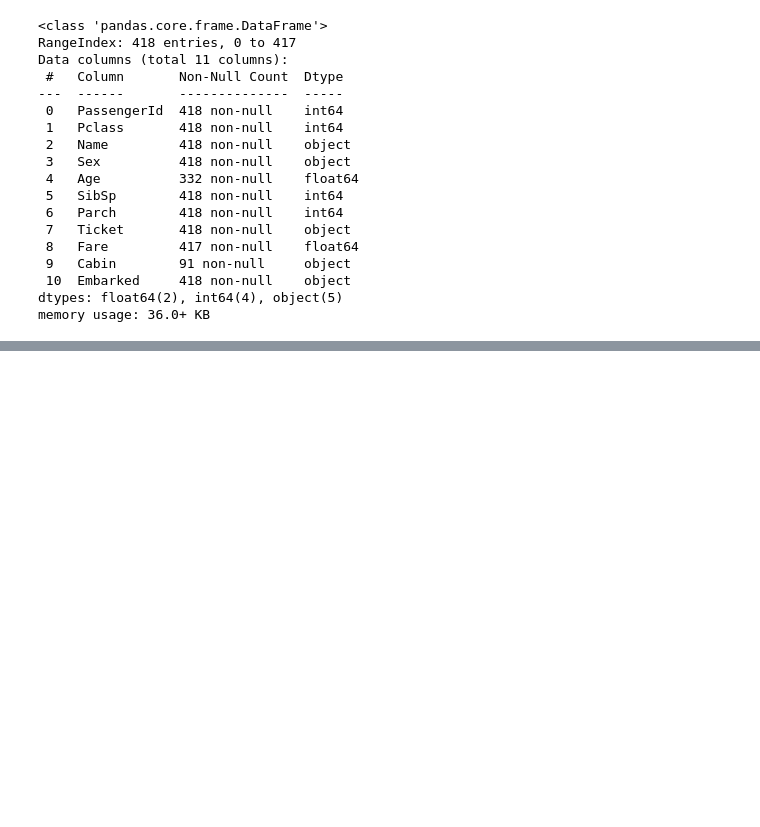
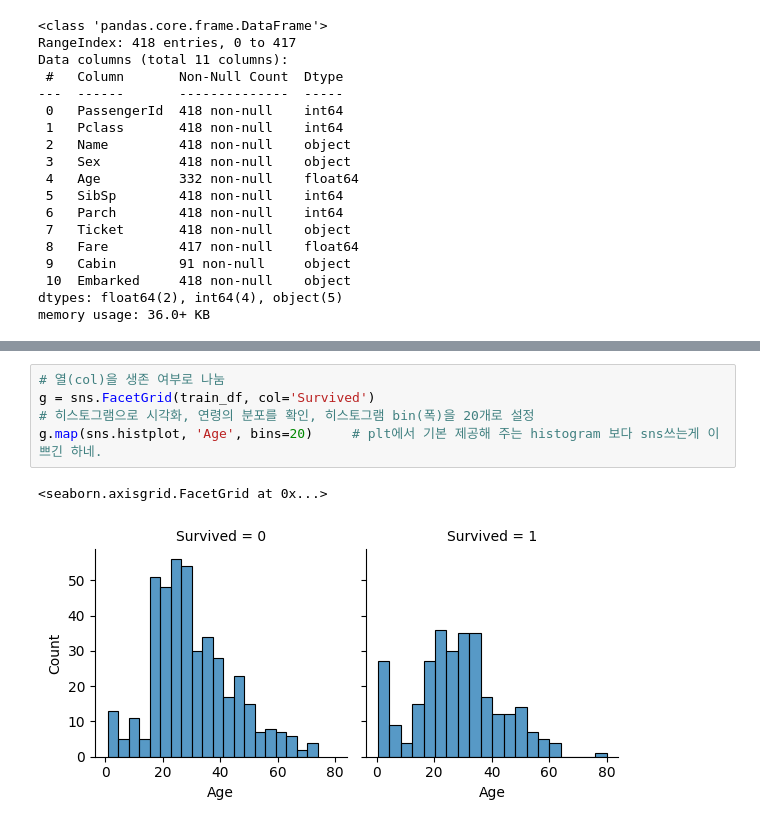
Before and after one commit to luminus7/BD2022-2, a Jupyter notebook: 00.Titanic/titanic_prediction.ipynb, the cells around one changed output, grey strips where cells are left out. Saved outputs shown, nothing was run; the diff lists cells and outputs as text; blank space fills up the shorter version.

```diff
--- a/00.Titanic/titanic_prediction.ipynb
+++ b/00.Titanic/titanic_prediction.ipynb
@@ -160,0 +276,8 @@ train_df.describe()의 출력 결과에 따르면...
+# %%
+# 열(col)을 생존 여부로 나눔
+g = sns.FacetGrid(train_df, col='Survived')
+# 히스토그램으로 시각화, 연령의 분포를 확인, 히스토그램 bin(폭)을 20개로 설정
+g.map(sns.histplot, 'Age', bins=20)     # plt에서 기본 제공해 주는 histogram 보다 sns쓰는게 이쁘긴 하네.
+# %% [output]
+<seaborn.axisgrid.FacetGrid at 0x...>
+[figure, added]
```
Also changed, not shown: parts of 23 cells of this notebook.
